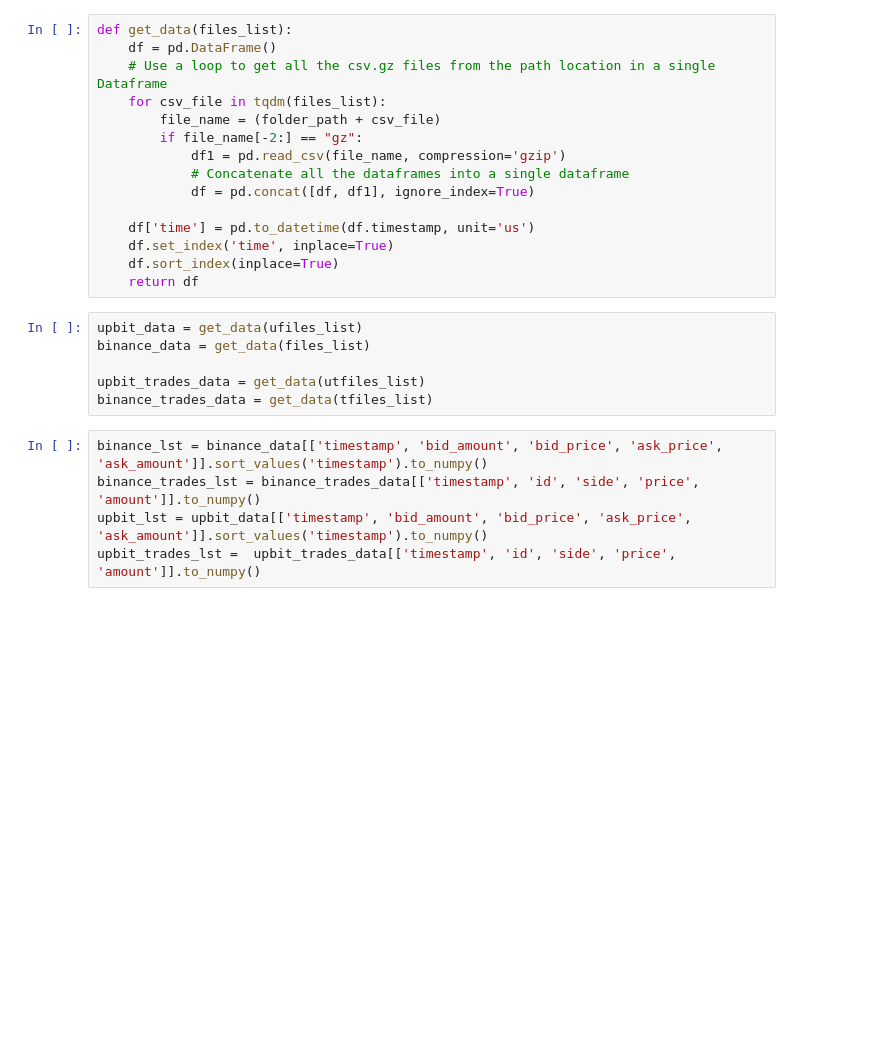
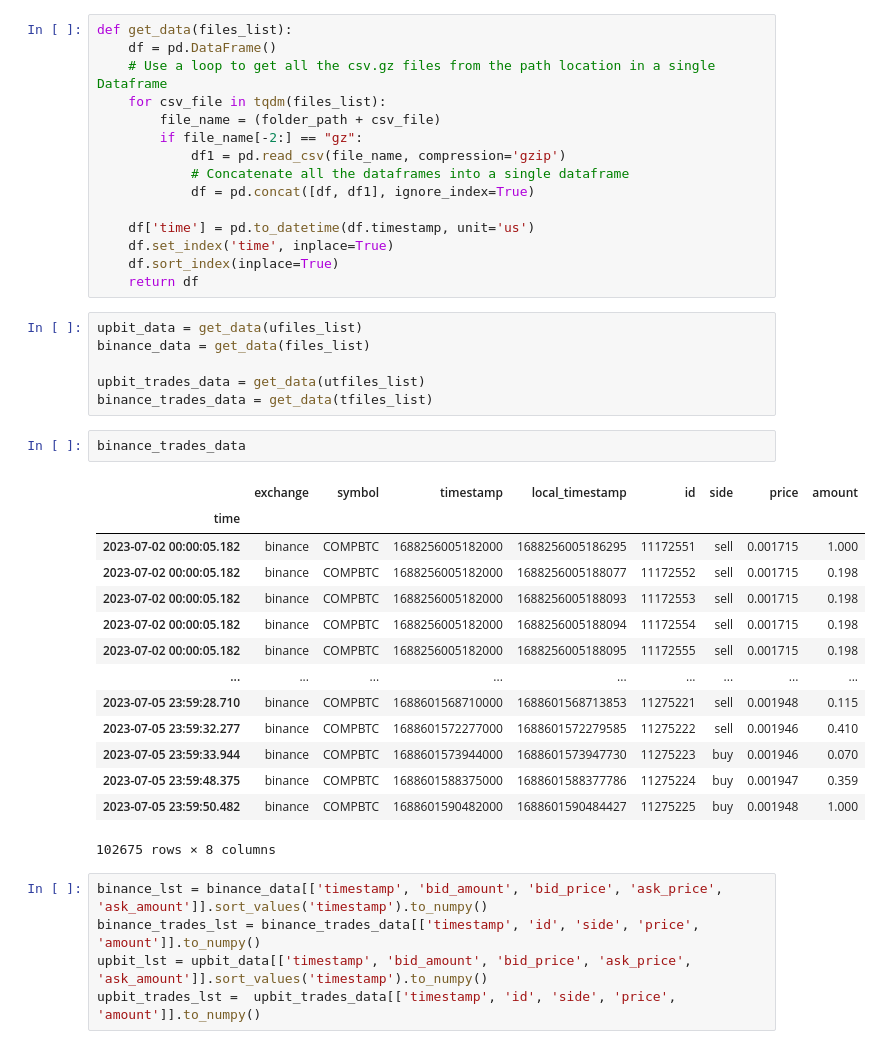
Before and after one commit to jaNGOB/pySimX, a Jupyter notebook: pySimX/examples/upbit_strat.ipynb, the cells around one changed output. Saved outputs shown, nothing was run; the diff lists cells and outputs as text; blank space fills up the shorter version.

```diff
--- a/pySimX/examples/upbit_strat.ipynb
+++ b/pySimX/examples/upbit_strat.ipynb
@@ -60,6 +60,23 @@ binance_data = get_data(files_list)
 
 upbit_trades_data = get_data(utfiles_list)
 binance_trades_data = get_data(tfiles_list)
+# %%
+binance_trades_data
+# %% [output]
+|  | exchange | symbol | timestamp | local_timestamp | id | side | price | amount |
+| time |  |  |  |  |  |  |  |  |
+| 2023-07-02 00:00:05.182 | binance | COMPBTC | 1688256005182000 | 1688256005186295 | 11172551 | sell | 0.001715 | 1.000 |
+| 2023-07-02 00:00:05.182 | binance | COMPBTC | 1688256005182000 | 1688256005188077 | 11172552 | sell | 0.001715 | 0.198 |
+| 2023-07-02 00:00:05.182 | binance | COMPBTC | 1688256005182000 | 1688256005188093 | 11172553 | sell | 0.001715 | 0.198 |
+| 2023-07-02 00:00:05.182 | binance | COMPBTC | 1688256005182000 | 1688256005188094 | 11172554 | sell | 0.001715 | 0.198 |
+| 2023-07-02 00:00:05.182 | binance | COMPBTC | 1688256005182000 | 1688256005188095 | 11172555 | sell | 0.001715 | 0.198 |
+| ... | ... | ... | ... | ... | ... | ... | ... | ... |
+| 2023-07-05 23:59:28.710 | binance | COMPBTC | 1688601568710000 | 1688601568713853 | 11275221 | sell | 0.001948 | 0.115 |
+| 2023-07-05 23:59:32.277 | binance | COMPBTC | 1688601572277000 | 1688601572279585 | 11275222 | sell | 0.001946 | 0.410 |
+| 2023-07-05 23:59:33.944 | binance | COMPBTC | 1688601573944000 | 1688601573947730 | 11275223 | buy | 0.001946 | 0.070 |
+| 2023-07-05 23:59:48.375 | binance | COMPBTC | 1688601588375000 | 1688601588377786 | 11275224 | buy | 0.001947 | 0.359 |
+| 2023-07-05 23:59:50.482 | binance | COMPBTC | 1688601590482000 | 1688601590484427 | 11275225 | buy | 0.001948 | 1.000 |
+102675 rows × 8 columns
 # %%
 binance_lst = binance_data[['timestamp', 'bid_amount', 'bid_price', 'ask_price', 'ask_amount']].sort_values('timestamp').to_numpy()
 binance_trades_lst = binance_trades_data[['timestamp', 'id', 'side', 'price', 'amount']].to_numpy()
```
Also changed, not shown: parts of 7 cells of this notebook, 3 other files.
